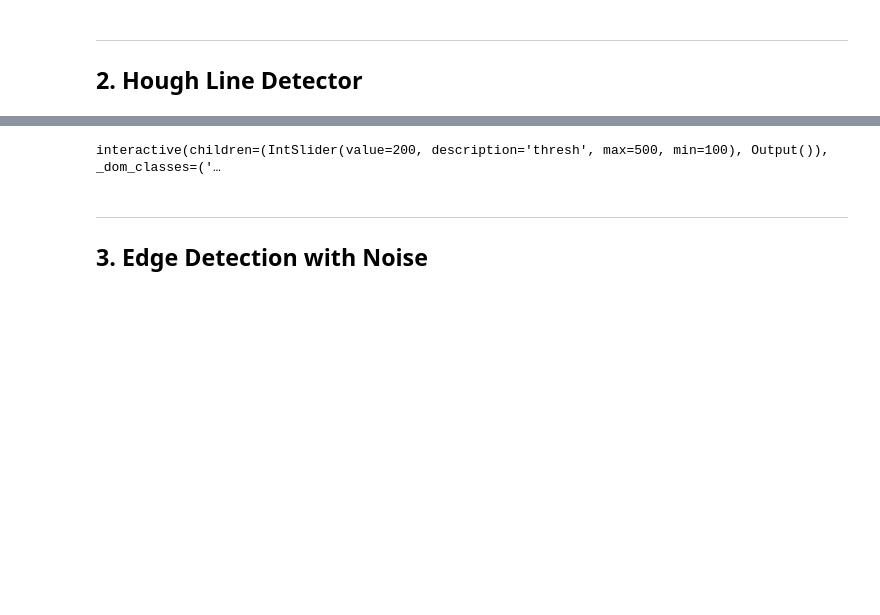
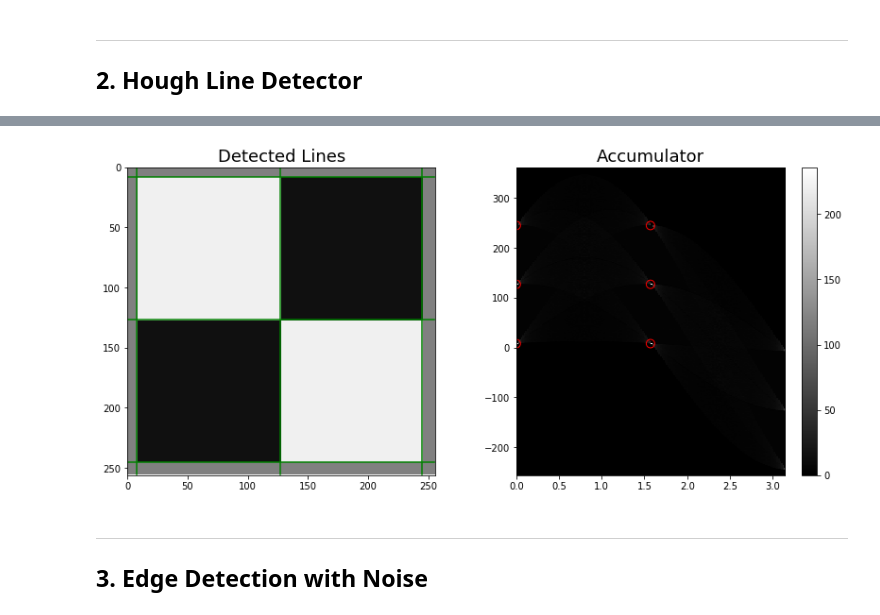
Before and after one commit to brandenwallace/cs6476-cv-1, a Jupyter notebook: PS1/PS1.ipynb, the cells around one changed output, grey strips where cells are left out. Saved outputs shown, nothing was run; the diff lists cells and outputs as text; code cells hidden in the pictures; blank space fills up the shorter version.

```diff
--- a/PS1/PS1.ipynb
+++ b/PS1/PS1.ipynb
@@ -159,14 +157,17 @@ interactive(children=(IntSlider(value=1, description='rho_res', max=10, min=1),
 # %%
 @interact(thresh=(100, 500))
 def img1_hough(thresh=200):
-    # Get rho range
-    rho_min, _ = rho_range(img1_edges)
+    img1_houghobj.thresh = thresh
     # Get lines from accumulator matrix
-    lines = extract_lines(accum, rho_min, rho_res=rho_res_img1, thresh=thresh)
+    img1_houghobj.extract_lines()
     # Plot
-    plot_hough_result(img1, lines, accum)
+    fig, ax = plt.subplots(1, 2)
+    ax[0].imshow(img1)
+    img1_houghobj.plot_lines(ax[0])
+    img1_houghobj.plot_accum(ax[1])
+    return
 # %% [output]
-interactive(children=(IntSlider(value=200, description='thresh', max=500, min=100), Output()), _dom_classes=('…
+[figure, added]
 # %% [markdown]
 ---
 ## 3. Edge Detection with Noise
```
Also changed, not shown: parts of 21 cells of this notebook.
